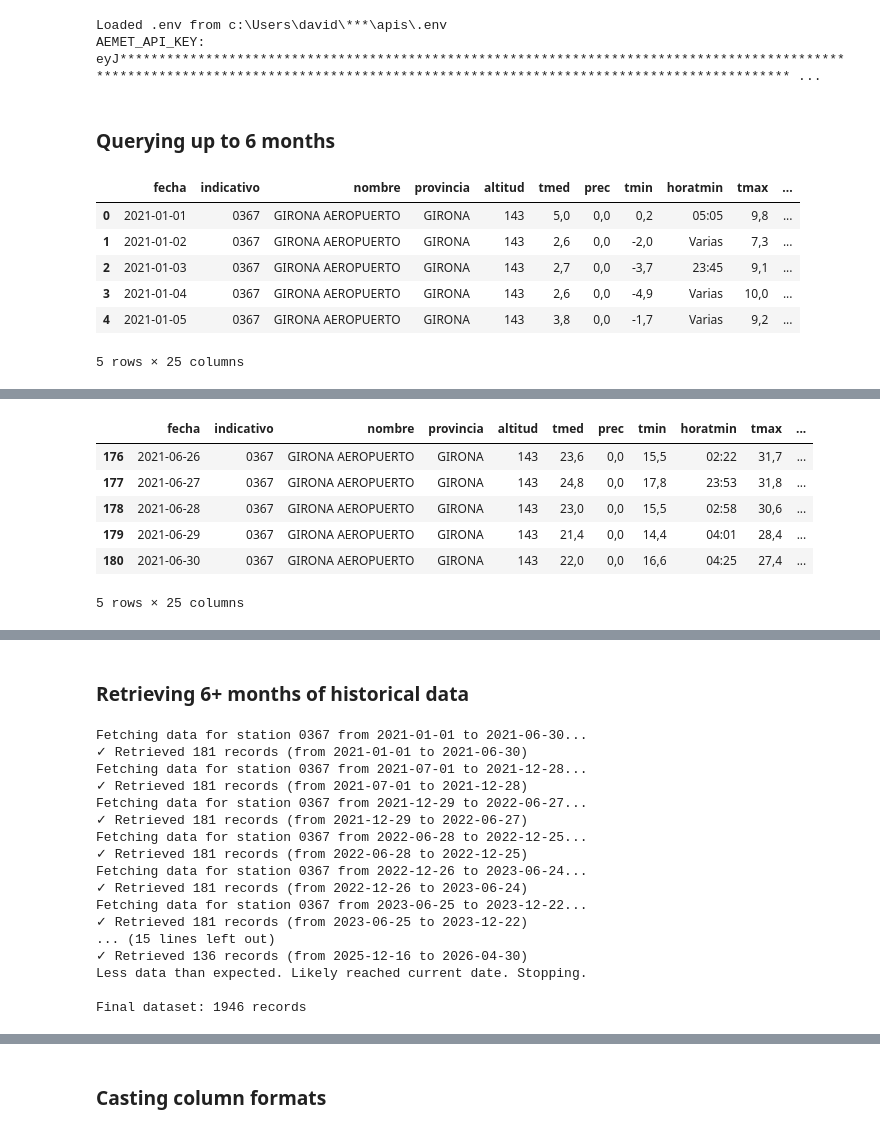
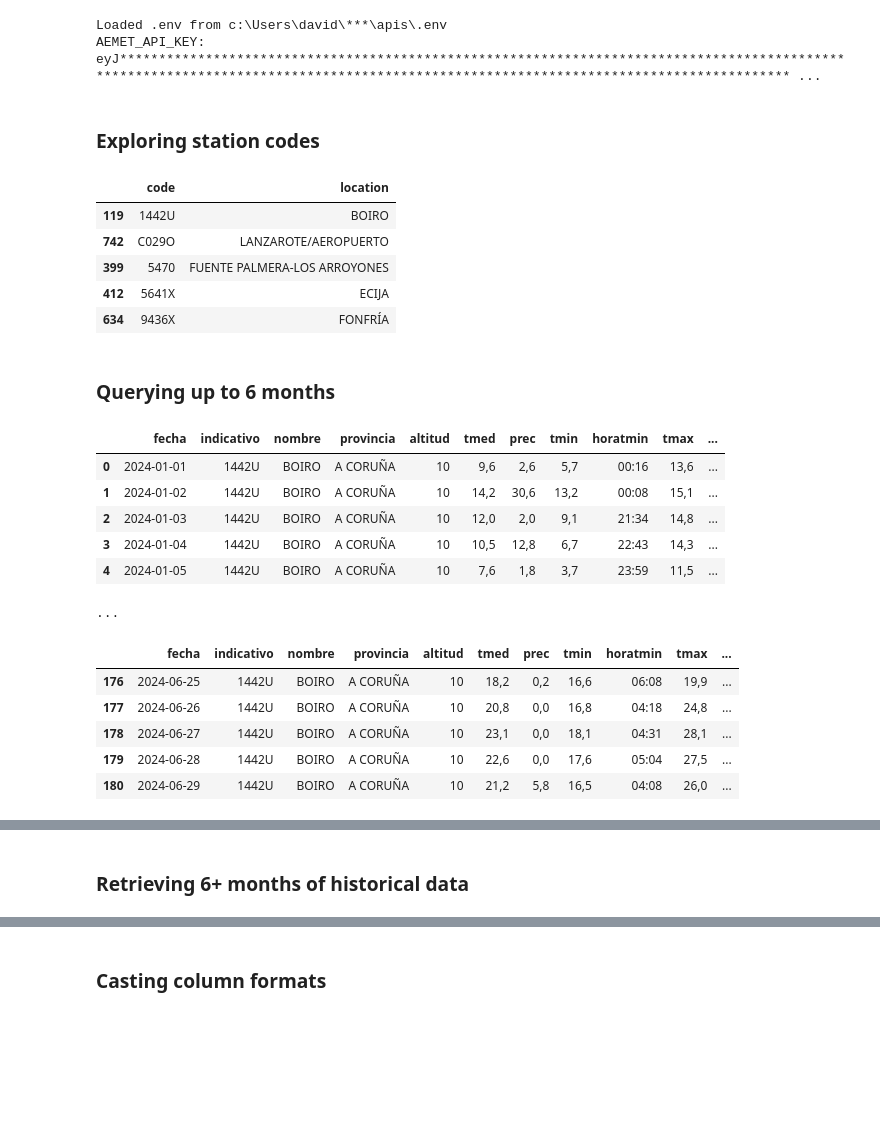
Before and after one commit to reddgr/energy-price-forecasting-in-power-grids, a Jupyter notebook: notebooks/05_historical_weather_data_download.ipynb, the cells around one changed output, grey strips where cells are left out. Drawn from its saved outputs; the diff is of its cells as text; code cells hidden in the pictures; blank space fills up the shorter version.

```diff
--- a/notebooks/05_historical_weather_data_download.ipynb
+++ b/notebooks/05_historical_weather_data_download.ipynb
@@ -39,25 +41,49 @@ import matplotlib.pyplot as plt
 # %% [output]
 Loaded .env from c:\Users\david\***\apis\.env
 AEMET_API_KEY: eyJ************************************************************************************************************************************************************************************** ...
+# %% [markdown]
+### Exploring station codes
+# %%
+json_path = os.path.join(ROOT, "json", "locations.json")
+with open(json_path, "r", encoding="utf-8") as f:
+    locations_df = pd.DataFrame(
+        list(json.load(f).items()),
+        columns=["code", "location"]
+    )
+
+display(locations_df.sample(5))
+# %% [output]
+|  | code | location |
+| 119 | 1442U | BOIRO |
+| 742 | C029O | LANZAROTE/AEROPUERTO |
+| 399 | 5470 | FUENTE PALMERA-LOS ARROYONES |
+| 412 | 5641X | ECIJA |
+| 634 | 9436X | FONFRÍA |
 # %% [markdown]
 ### Querying up to 6 months
 # %%
 client = AemetClient(API_KEY)
-station_id = "0367"
-start_date = "2021-01-01"
+station_id = "1442U"
+start_date = "2024-01-01"
 n_dias = 180  # each query supports approximately 6 months of data
 end_date = (datetime.strptime(start_date, "%Y-%m-%d") + pd.Timedelta(days=n_dias)).strftime("%Y-%m-%d")
 data = pd.DataFrame(client.fetch_station_history(station_id, start_date, end_date))
 display(data.head(5))
 print("...")
 display(data.tail(5))
 last_date = pd.to_datetime(data['fecha']).iloc[-1]
 print(last_date)
 # %% [output]
 |  | fecha | indicativo | nombre | provincia | altitud | tmed | prec | tmin | horatmin | tmax | ... |
-| 0 | 2021-01-01 | 0367 | GIRONA AEROPUERTO | GIRONA | 143 | 5,0 | 0,0 | 0,2 | 05:05 | 9,8 | ... |
-| 1 | 2021-01-02 | 0367 | GIRONA AEROPUERTO | GIRONA | 143 | 2,6 | 0,0 | -2,0 | Varias | 7,3 | ... |
-| 2 | 2021-01-03 | 0367 | GIRONA AEROPUERTO | GIRONA | 143 | 2,7 | 0,0 | -3,7 | 23:45 | 9,1 | ... |
-| 3 | 2021-01-04 | 0367 | GIRONA AEROPUERTO | GIRONA | 143 | 2,6 | 0,0 | -4,9 | Varias | 10,0 | ... |
-| 4 | 2021-01-05 | 0367 | GIRONA AEROPUERTO | GIRONA | 143 | 3,8 | 0,0 | -1,7 | Varias | 9,2 | ... |
+| 0 | 2024-01-01 | 1442U | BOIRO | A CORUÑA | 10 | 9,6 | 2,6 | 5,7 | 00:16 | 13,6 | ... |
+| 1 | 2024-01-02 | 1442U | BOIRO | A CORUÑA | 10 | 14,2 | 30,6 | 13,2 | 00:08 | 15,1 | ... |
+| 2 | 2024-01-03 | 1442U | BOIRO | A CORUÑA | 10 | 12,0 | 2,0 | 9,1 | 21:34 | 14,8 | ... |
+| 3 | 2024-01-04 | 1442U | BOIRO | A CORUÑA | 10 | 10,5 | 12,8 | 6,7 | 22:43 | 14,3 | ... |
+| 4 | 2024-01-05 | 1442U | BOIRO | A CORUÑA | 10 | 7,6 | 1,8 | 3,7 | 23:59 | 11,5 | ... |
-5 rows × 25 columns
+...
+|  | fecha | indicativo | nombre | provincia | altitud | tmed | prec | tmin | horatmin | tmax | ... |
+| 176 | 2024-06-25 | 1442U | BOIRO | A CORUÑA | 10 | 18,2 | 0,2 | 16,6 | 06:08 | 19,9 | ... |
+| 177 | 2024-06-26 | 1442U | BOIRO | A CORUÑA | 10 | 20,8 | 0,0 | 16,8 | 04:18 | 24,8 | ... |
+| 178 | 2024-06-27 | 1442U | BOIRO | A CORUÑA | 10 | 23,1 | 0,0 | 18,1 | 04:31 | 28,1 | ... |
+| 179 | 2024-06-28 | 1442U | BOIRO | A CORUÑA | 10 | 22,6 | 0,0 | 17,6 | 05:04 | 27,5 | ... |
+| 180 | 2024-06-29 | 1442U | BOIRO | A CORUÑA | 10 | 21,2 | 5,8 | 16,5 | 04:08 | 26,0 | ... |
@@ -65,7 +90,0 @@ print(last_date)
-|  | fecha | indicativo | nombre | provincia | altitud | tmed | prec | tmin | horatmin | tmax | ... |
-| 176 | 2021-06-26 | 0367 | GIRONA AEROPUERTO | GIRONA | 143 | 23,6 | 0,0 | 15,5 | 02:22 | 31,7 | ... |
-| 177 | 2021-06-27 | 0367 | GIRONA AEROPUERTO | GIRONA | 143 | 24,8 | 0,0 | 17,8 | 23:53 | 31,8 | ... |
-| 178 | 2021-06-28 | 0367 | GIRONA AEROPUERTO | GIRONA | 143 | 23,0 | 0,0 | 15,5 | 02:58 | 30,6 | ... |
-| 179 | 2021-06-29 | 0367 | GIRONA AEROPUERTO | GIRONA | 143 | 21,4 | 0,0 | 14,4 | 04:01 | 28,4 | ... |
-| 180 | 2021-06-30 | 0367 | GIRONA AEROPUERTO | GIRONA | 143 | 22,0 | 0,0 | 16,6 | 04:25 | 27,4 | ... |
-5 rows × 25 columns
@@ -156,20 +92,0 @@ def download_station_data(station_id, start_date, max_retries=5, sleep_seconds=5
-# %%
-df = download_station_data(station_id="0367", start_date="2021-01-01", max_retries=5, sleep_seconds=3)
-# %% [output]
-Fetching data for station 0367 from 2021-01-01 to 2021-06-30...
-✓ Retrieved 181 records (from 2021-01-01 to 2021-06-30)
-Fetching data for station 0367 from 2021-07-01 to 2021-12-28...
-✓ Retrieved 181 records (from 2021-07-01 to 2021-12-28)
-Fetching data for station 0367 from 2021-12-29 to 2022-06-27...
-✓ Retrieved 181 records (from 2021-12-29 to 2022-06-27)
-Fetching data for station 0367 from 2022-06-28 to 2022-12-25...
-✓ Retrieved 181 records (from 2022-06-28 to 2022-12-25)
-Fetching data for station 0367 from 2022-12-26 to 2023-06-24...
-✓ Retrieved 181 records (from 2022-12-26 to 2023-06-24)
-Fetching data for station 0367 from 2023-06-25 to 2023-12-22...
-✓ Retrieved 181 records (from 2023-06-25 to 2023-12-22)
-... (15 lines left out)
-✓ Retrieved 136 records (from 2025-12-16 to 2026-04-30)
-Less data than expected. Likely reached current date. Stopping.
-
-Final dataset: 1946 records
```
Also changed, not shown: parts of 11 cells of this notebook, 1 other file.
